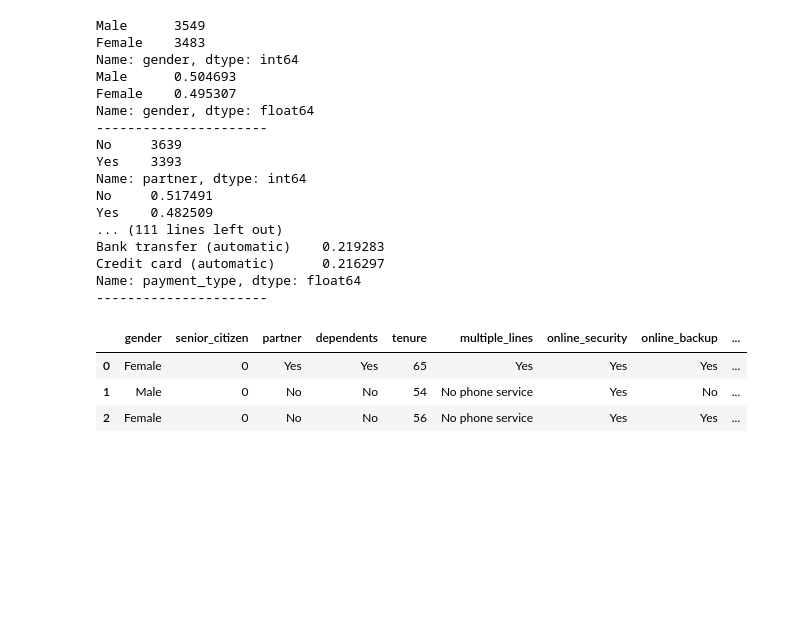
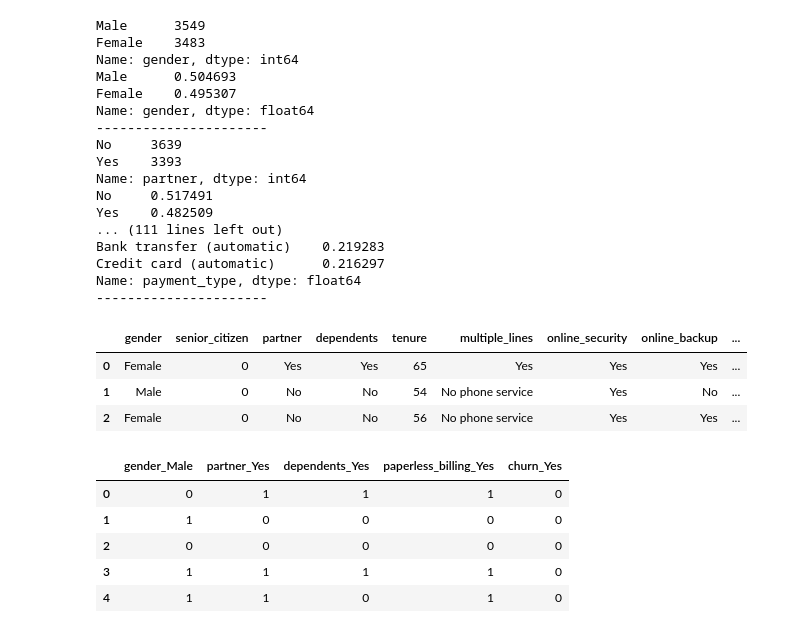
Before and after one commit to Brooke-Holyoak/telco_classification_project, a Jupyter notebook: Telco_scratchpad.ipynb, the cells around one changed output. Cells and saved outputs as stored; diff of their text form; code cells hidden in the pictures; blank space fills up the shorter version.

```diff
--- a/Telco_scratchpad.ipynb
+++ b/Telco_scratchpad.ipynb
@@ -342,3 +342,16 @@ df.head(3)
 | 0 | Female | 0 | Yes | Yes | 65 | Yes | Yes | Yes | ... |
 | 1 | Male | 0 | No | No | 54 | No phone service | Yes | No | ... |
 | 2 | Female | 0 | No | No | 56 | No phone service | Yes | Yes | ... |
+# %%
+#since some columns have just yes/no and others have more info, I'm going to keep them together so I can separate them in a more streamlined way.
+
+drop_yn_cols = ['gender', 'partner', 'dependents', 'paperless_billing', 'churn']
+dummy_df = pd.get_dummies(df[drop_yn_cols], dummy_na=False, drop_first=[True])
+dummy_df.head()
+# %% [output]
+|  | gender_Male | partner_Yes | dependents_Yes | paperless_billing_Yes | churn_Yes |
+| 0 | 0 | 1 | 1 | 1 | 0 |
+| 1 | 1 | 0 | 0 | 0 | 0 |
+| 2 | 0 | 0 | 0 | 0 | 0 |
+| 3 | 1 | 1 | 1 | 1 | 0 |
+| 4 | 1 | 1 | 0 | 1 | 0 |
```
Also changed, not shown: parts of 11 cells of this notebook, 2 other files.
